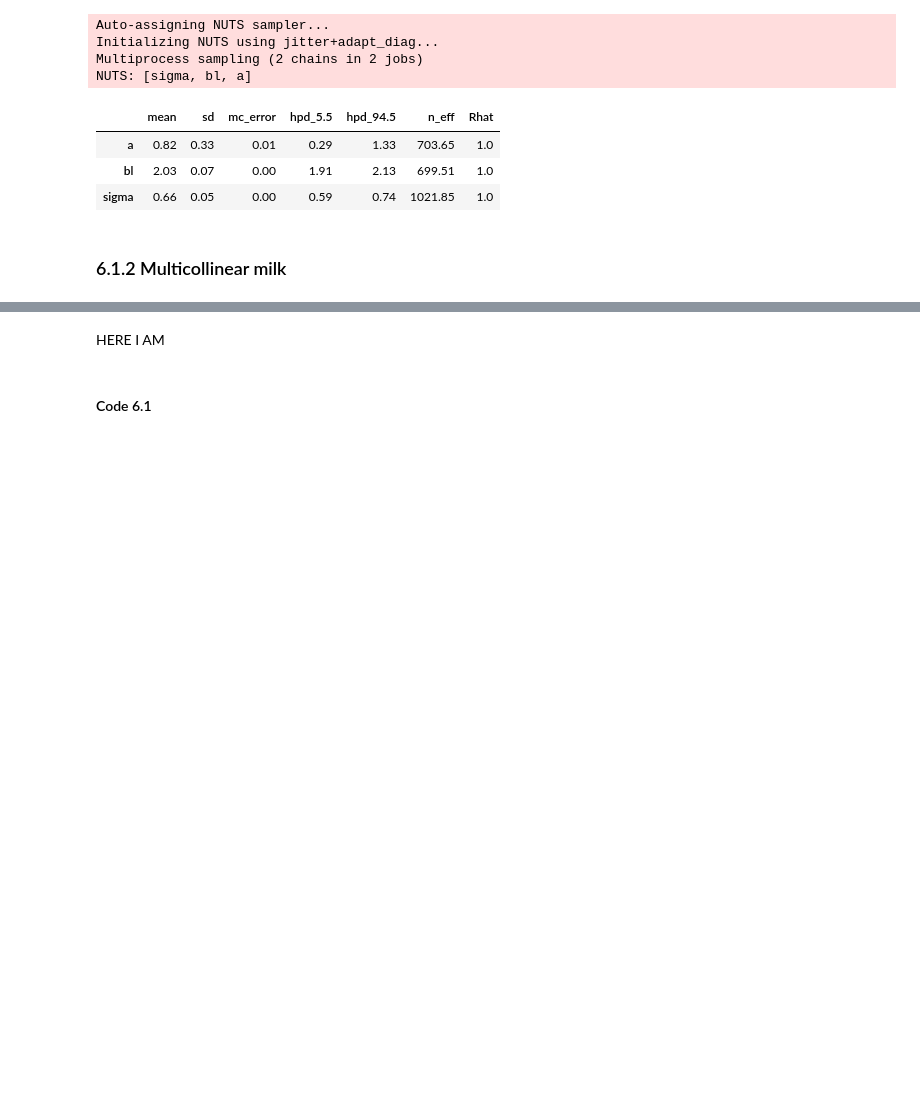
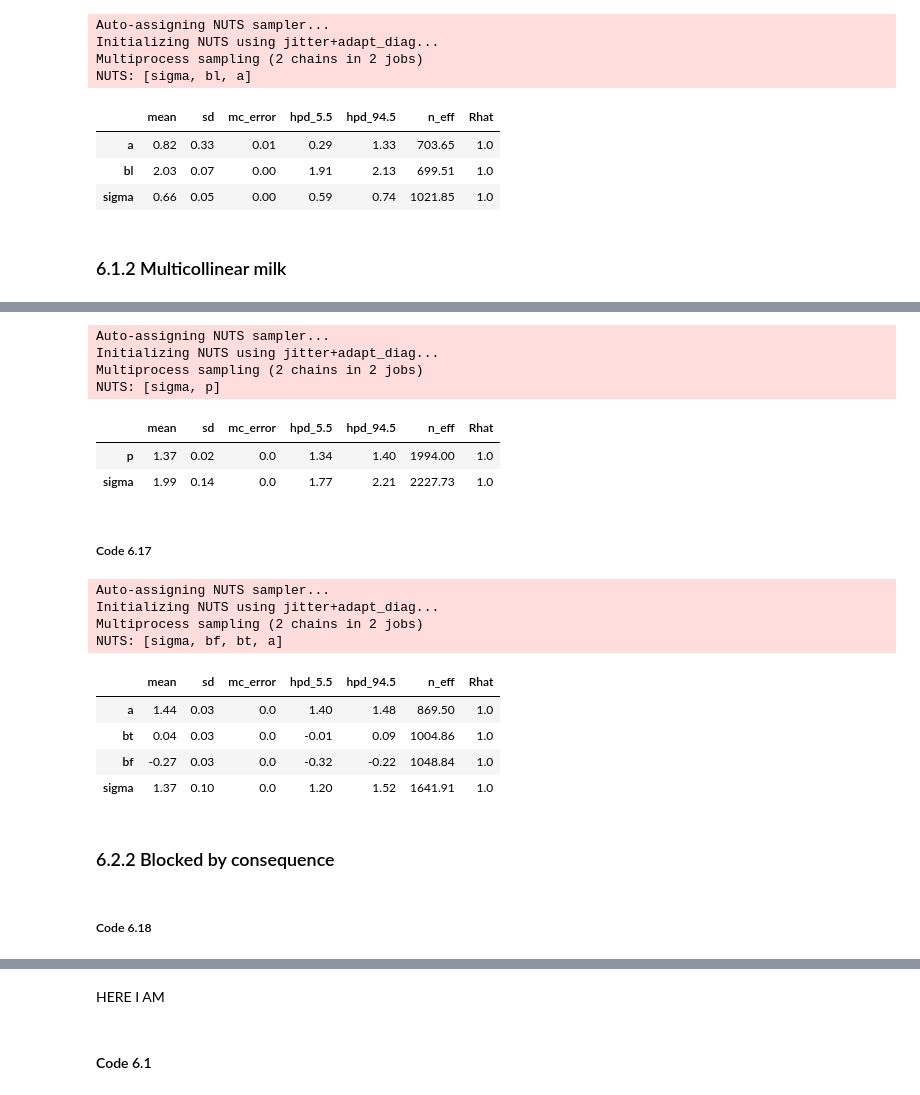
Before and after one commit to baheredia/resources, a Jupyter notebook: Rethinking/Chp_06.ipynb, the cells around one changed output, grey strips where cells are left out. Cells and saved outputs as stored; diff of their text form; code cells hidden in the pictures; blank space fills up the shorter version.

```diff
--- a/Rethinking/Chp_06.ipynb
+++ b/Rethinking/Chp_06.ipynb
@@ -133,0 +276,49 @@ NUTS: [sigma, bl, a]
+# %%
+with pm.Model() as m6_6:
+    p = pm.Lognormal("p", mu=0, sigma=0.25)
+    mu = pm.Deterministic("mu", h0 * p)
+    sigma= pm.Exponential("sigma", lam=1)
+    h1_ = pm.Normal("h1", mu=mu, sigma=sigma, observed=h1)
+
+    trace_6_6 = pm.sample(1000, tune=1000)
+# %% [output]
+Auto-assigning NUTS sampler...
+Initializing NUTS using jitter+adapt_diag...
+Multiprocess sampling (2 chains in 2 jobs)
+NUTS: [sigma, p]
+# %%
+pm.summary(trace_6_6, varnames=["p", "sigma"], alpha=0.11).round(2)
+# %% [output]
+|  | mean | sd | mc_error | hpd_5.5 | hpd_94.5 | n_eff | Rhat |
+| p | 1.37 | 0.02 | 0.0 | 1.34 | 1.40 | 1994.00 | 1.0 |
+| sigma | 1.99 | 0.14 | 0.0 | 1.77 | 2.21 | 2227.73 | 1.0 |
+# %% [markdown]
+##### Code 6.17
+# %%
+with pm.Model() as m6_7:
+    a = pm.Lognormal("a", mu=0, sigma=0.2)
+    bt = pm.Normal("bt", mu=0, sd=0.5)
+    bf = pm.Normal("bf", mu=0, sd=0.5)
+    p = pm.Deterministic("p", a + bt*d["treatment"] + bf*d["fungus"])
+    mu = pm.Deterministic("mu", p * d["h0"])
+    sigma= pm.Exponential("sigma", lam=1)
+    h1 = pm.Normal("h1", mu=mu, sigma=sigma, observed=d["h1"])
+
+    trace_6_7 = pm.sample(1000, tune=1000)
+# %% [output]
+Auto-assigning NUTS sampler...
+Initializing NUTS using jitter+adapt_diag...
+Multiprocess sampling (2 chains in 2 jobs)
+NUTS: [sigma, bf, bt, a]
+# %%
+pm.summary(trace_6_7, varnames=["a", "bt", "bf", "sigma"], alpha=0.11).round(2)
+# %% [output]
+|  | mean | sd | mc_error | hpd_5.5 | hpd_94.5 | n_eff | Rhat |
+| a | 1.44 | 0.03 | 0.0 | 1.40 | 1.48 | 869.50 | 1.0 |
+| bt | 0.04 | 0.03 | 0.0 | -0.01 | 0.09 | 1004.86 | 1.0 |
+| bf | -0.27 | 0.03 | 0.0 | -0.32 | -0.22 | 1048.84 | 1.0 |
+| sigma | 1.37 | 0.10 | 0.0 | 1.20 | 1.52 | 1641.91 | 1.0 |
+# %% [markdown]
+### 6.2.2 Blocked by consequence
+# %% [markdown]
+##### Code 6.18
```
Also changed, not shown: parts of 31 cells of this notebook, 1 other file.
